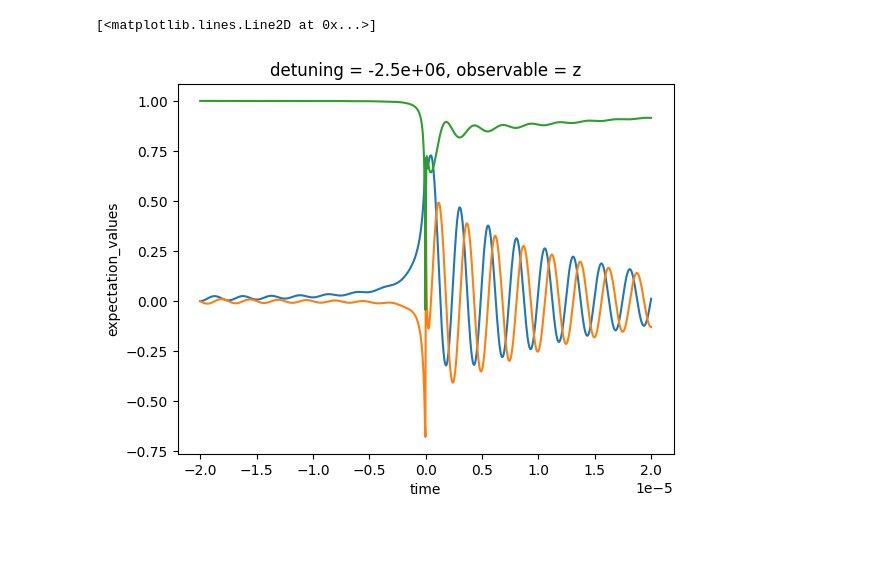
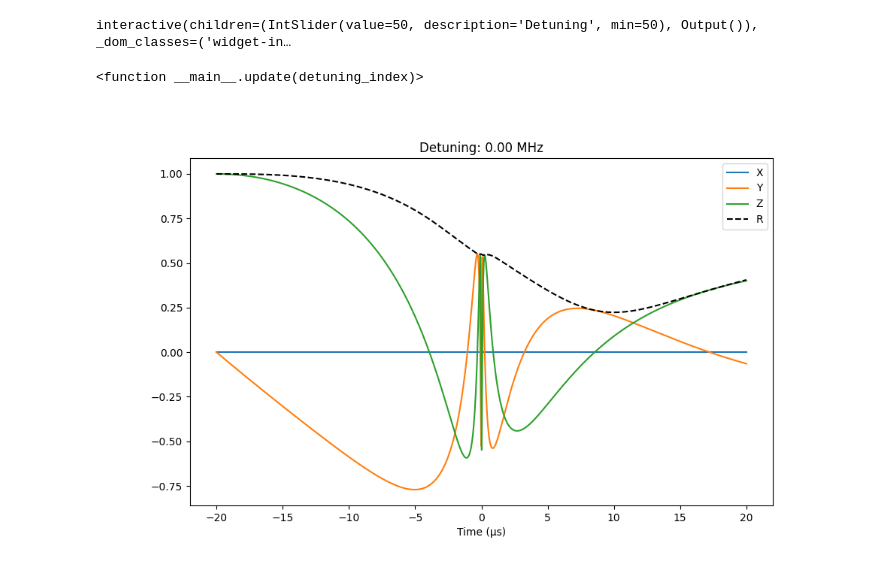
Before and after one commit to asafasia/amplitude-robust-spectrscopy, a Jupyter notebook: notebooks/new/spectrsocopy.ipynb, the cells around one changed output. Drawn from its saved outputs; the diff is of its cells as text; code cells hidden in the pictures; blank space fills up the shorter version.

```diff
--- a/notebooks/new/spectrsocopy.ipynb
+++ b/notebooks/new/spectrsocopy.ipynb
@@ -7,10 +7,13 @@ from echospec.simulation.spectroscopy import Spectroscopy, Options
 # %%
-qubit_config = QubitConfig()
-Options(plot=True)
+params = Parameters()
+options = Options(plot=True)
 
 detunings = np.linspace(-5e6, 5e6, 101)
 
-spectroscopy = Spectroscopy(detunings, qubit_config, options=Options(plot=True))
-
+spectroscopy = Spectroscopy(
+    detunings,
+    params,
+    options=options
+    )
 results = spectroscopy.run()
 # %% [output]
@@ -40,9 +23,67 @@ ts = results.data["time"].values
 detunings = results.data["detuning"].values
 final_x = results.data.sel(observable="z").isel(time=-1)
 # %%
-results.data.sel(observable="x", detuning=detunings[25]).plot()
-results.data.sel(observable="y", detuning=detunings[25]).plot()
-results.data.sel(observable="z", detuning=detunings[25]).plot()
+%matplotlib ipympl
+
+import numpy as np
+import matplotlib.pyplot as plt
+from ipywidgets import interact, IntSlider
+
+# ---- create figure ONCE ----
+fig, ax = plt.subplots(figsize=(10, 6))
+
+# initial index
+idx0 = 50
+det0 = detunings[idx0]
+
+x0 = results.data.sel(observable="x", detuning=det0)
+y0 = results.data.sel(observable="y", detuning=det0)
+z0 = results.data.sel(observable="z", detuning=det0)
+r0 = np.sqrt(x0**2 + y0**2 + z0**2)
+
+(line_x,) = ax.plot(ts * 1e6, x0, label="X")
+(line_y,) = ax.plot(ts * 1e6, y0, label="Y")
+(line_z,) = ax.plot(ts * 1e6, z0, label="Z")
+(line_r,) = ax.plot(ts * 1e6, r0, "--", color="black", label="R")
+
+ax.set_xlabel("Time (µs)")
+ax.legend()
+title = ax.set_title(f"Detuning: {det0/1e6:.2f} MHz")
+
+fig.canvas.draw_idle()
+
+
+# ---- update function ----
+def update(detuning_index):
+    detuning = detunings[detuning_index]
+
+    x = results.data.sel(observable="x", detuning=detuning)
+    y = results.data.sel(observable="y", detuning=detuning)
+    z = results.data.sel(observable="z", detuning=detuning)
+    r = np.sqrt(x**2 + y**2 + z**2)
+
+    line_x.set_ydata(x)
+    line_y.set_ydata(y)
+    line_z.set_ydata(z)
+    line_r.set_ydata(r)
+
+    title.set_text(f"Detuning: {detuning/1e6:.2f} MHz")
+
+    fig.canvas.draw_idle()
+
+
+interact(
+    update,
+    detuning_index=IntSlider(
+        min=len(detunings)//2,
+        max=len(detunings) - 1,
+        step=1,
+        value=idx0,
+        description="Detuning",
+        continuous_update=True,
+    ),
+)
 # %% [output]
-[<matplotlib.lines.Line2D at 0x...>]
+interactive(children=(IntSlider(value=50, description='Detuning', min=50), Output()), _dom_classes=('widget-in…
+<function __main__.update(detuning_index)>
-[figure, old version]
+[figure, new version]
```
Also changed, not shown: parts of 3 cells of this notebook.
